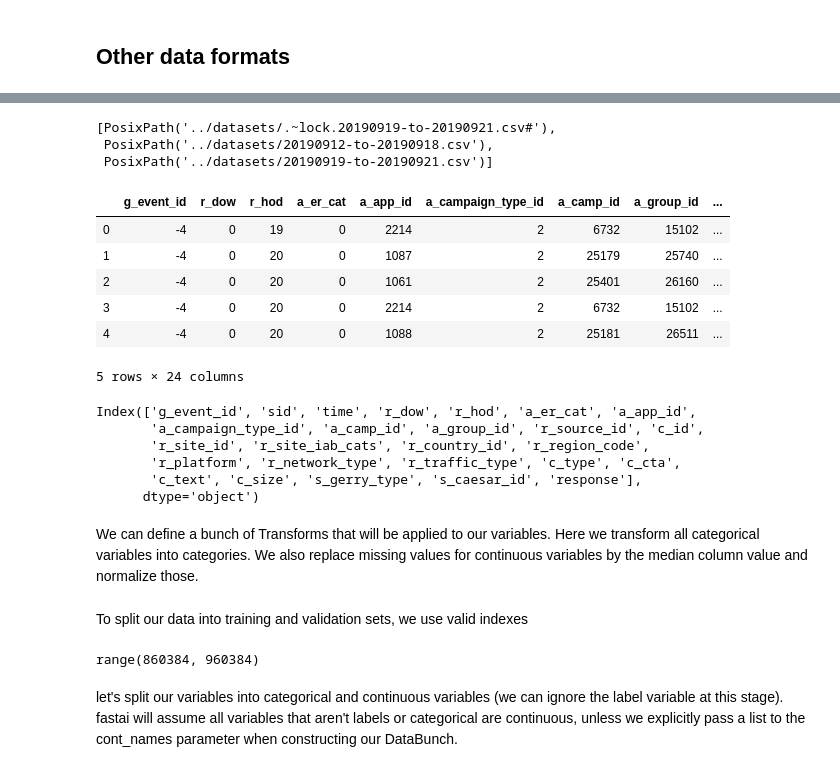
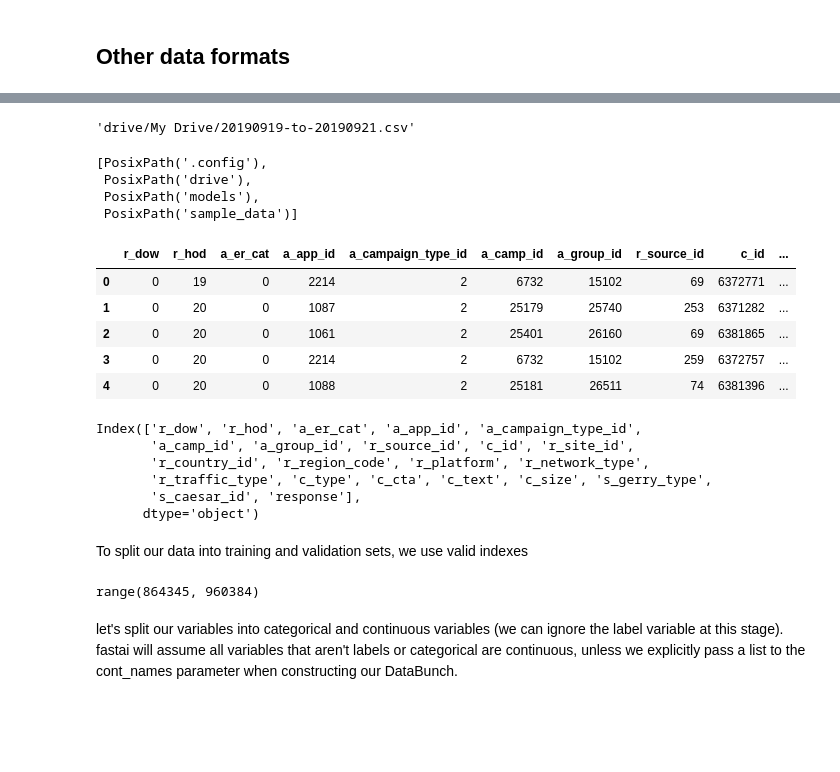
Before and after one commit to gmaggiotti/fastai, a Jupyter notebook: notebooks/ER_estimator.ipynb, the cells around one changed output, grey strips where cells are left out. Drawn from its saved outputs; the diff is of its cells as text; code cells hidden in the pictures; blank space fills up the shorter version.

```diff
--- a/notebooks/ER_estimator.ipynb
+++ b/notebooks/ER_estimator.ipynb
@@ -10,31 +19,35 @@ from fastai.metrics import error_rate
+# %%
+file = '/content/drive/My Drive/20190919-to-20190921.csv'
+# with open(path, 'w') as f:
+#   f.write('Hello Google Drive!')
+!ls "drive/My Drive/20190919-to-20190921.csv"
+# %% [output]
+'drive/My Drive/20190919-to-20190921.csv'
 # %%
- path = Path('../datasets')
+ path = Path('.')
 (path/"").ls()
 # %% [output]
-[PosixPath('../datasets/.~lock.20190919-to-20190921.csv#'),
- PosixPath('../datasets/20190912-to-20190918.csv'),
- PosixPath('../datasets/20190919-to-20190921.csv')]
+[PosixPath('.config'),
+ PosixPath('drive'),
+ PosixPath('models'),
+ PosixPath('sample_data')]
 # %%
-df = pd.read_csv(path/'20190919-to-20190921.csv')
-df = df.drop(columns="sid")
-df = df.drop(columns="time")
+df = pd.read_csv(file)
+df = df.drop(columns=["sid","time","r_site_iab_cats","g_event_id"])
 df.head()
 # %% [output]
-|  | g_event_id | r_dow | r_hod | a_er_cat | a_app_id | a_campaign_type_id | a_camp_id | a_group_id | ... |
-| 0 | -4 | 0 | 19 | 0 | 2214 | 2 | 6732 | 15102 | ... |
-| 1 | -4 | 0 | 20 | 0 | 1087 | 2 | 25179 | 25740 | ... |
-| 2 | -4 | 0 | 20 | 0 | 1061 | 2 | 25401 | 26160 | ... |
-| 3 | -4 | 0 | 20 | 0 | 2214 | 2 | 6732 | 15102 | ... |
-| 4 | -4 | 0 | 20 | 0 | 1088 | 2 | 25181 | 26511 | ... |
+|  | r_dow | r_hod | a_er_cat | a_app_id | a_campaign_type_id | a_camp_id | a_group_id | r_source_id | c_id | ... |
+| 0 | 0 | 19 | 0 | 2214 | 2 | 6732 | 15102 | 69 | 6372771 | ... |
+| 1 | 0 | 20 | 0 | 1087 | 2 | 25179 | 25740 | 253 | 6371282 | ... |
+| 2 | 0 | 20 | 0 | 1061 | 2 | 25401 | 26160 | 69 | 6381865 | ... |
+| 3 | 0 | 20 | 0 | 2214 | 2 | 6732 | 15102 | 259 | 6372757 | ... |
+| 4 | 0 | 20 | 0 | 1088 | 2 | 25181 | 26511 | 74 | 6381396 | ... |
-5 rows × 24 columns
 # %%
 df.columns
 # %% [output]
-Index(['g_event_id', 'sid', 'time', 'r_dow', 'r_hod', 'a_er_cat', 'a_app_id',
-       'a_campaign_type_id', 'a_camp_id', 'a_group_id', 'r_source_id', 'c_id',
-       'r_site_id', 'r_site_iab_cats', 'r_country_id', 'r_region_code',
-       'r_platform', 'r_network_type', 'r_traffic_type', 'c_type', 'c_cta',
-       'c_text', 'c_size', 's_gerry_type', 's_caesar_id', 'response'],
+Index(['r_dow', 'r_hod', 'a_er_cat', 'a_app_id', 'a_campaign_type_id',
+       'a_camp_id', 'a_group_id', 'r_source_id', 'c_id', 'r_site_id',
+       'r_country_id', 'r_region_code', 'r_platform', 'r_network_type',
+       'r_traffic_type', 'c_type', 'c_cta', 'c_text', 'c_size', 's_gerry_type',
+       's_caesar_id', 'response'],
       dtype='object')
-# %% [markdown]
-We can define a bunch of Transforms that will be applied to our variables. Here we transform all categorical variables into categories. We also replace missing values for continuous variables by the median column value and normalize those.
@@ -43,9 +58,9 @@ procs = [FillMissing, Categorify, Normalize]
 # %% [markdown]
 To split our data into training and validation sets, we use valid indexes
 # %%
-valid_idx = range(len(df)-100000, len(df))
+valid_idx = range(int(len(df)*0.9), len(df))
 valid_idx
 # %% [output]
-range(860384, 960384)
+range(864345, 960384)
 # %% [markdown]
 let's split our variables into categorical and continuous variables (we can ignore the label variable at this stage). fastai will assume all variables that aren't labels or categorical are continuous, unless we explicitly pass a list to the cont_names parameter when constructing our DataBunch.
```
Also changed, not shown: parts of 14 cells of this notebook, 1 other file.
